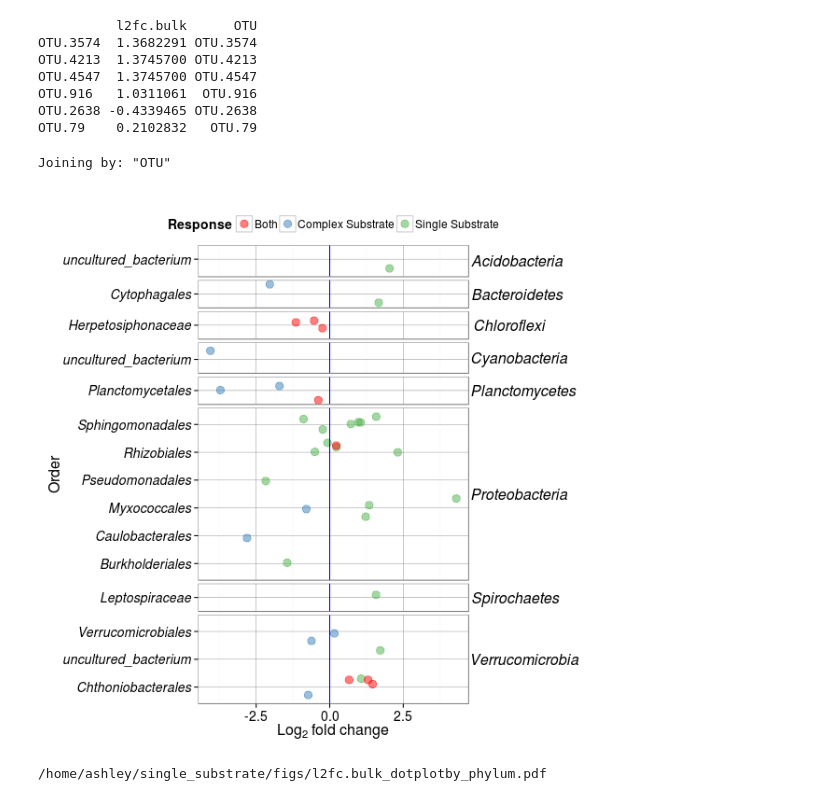
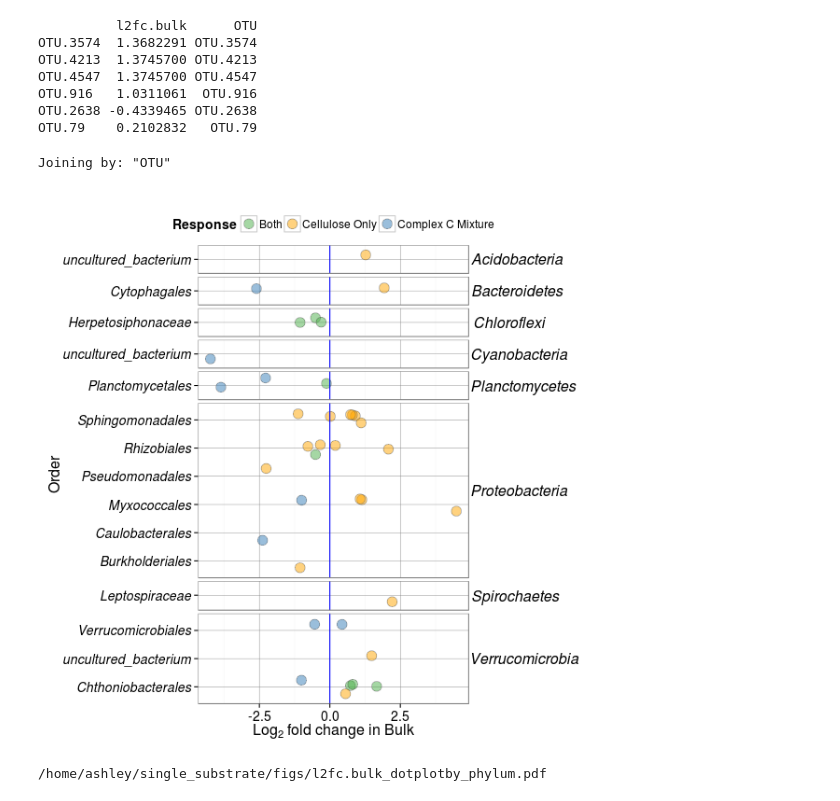
Before and after one commit to acampbellina/single_substrate, a Jupyter notebook: Bulk_l2fc.ipynb, the cells around one changed output. Drawn from its saved outputs; the diff is of its cells as text; code cells hidden in the pictures.

Commit message:
treatment color change

```diff
--- a/Bulk_l2fc.ipynb
+++ b/Bulk_l2fc.ipynb
@@ -105,8 +105,8 @@ FDR = 0.10
 
 rspnse = function(x, t) {
     ifelse(length(x) == 2, "Both", ifelse(t == "13CCSS",
-                                          "Single Substrate",
-                                          "Complex Substrate"))
+                                          "Cellulose Only",
+                                          "Complex C Mixture"))
 }
 
 df.rspnse = read.csv("data/l2fc_table.csv") %>%
@@ -120,39 +120,39 @@ df.rspnse = read.csv("data/l2fc_table.csv") %>%
               Rank2 = first(Rank2),
               Rank4 = first(Rank4)) %>%
     left_join(df.bulk)
 
-colours = c("red", "#377eb8", "#4daf4a")
+colours = c("#4daf4a", "orange", "#377eb8")
 
-p = ggplot(df.rspnse, aes(y = Rank4, x = l2fc.bulk, color = rspnse))
+p = ggplot(df.rspnse, aes(y = Rank4, x = l2fc.bulk, fill = rspnse))
 
-p = p + geom_point(size = 6, shape = 20, alpha = 0.5, position = position_jitter(h = 0.35))
+p = p + geom_point(size = 5, shape = 21, alpha = 0.5, position = position_jitter(h = 0.3), color = "gray33")
 
 p = p + facet_grid(Rank2 ~ ., scales = "free_y", space = "free")
 
 p = p + geom_vline(xintercept = 0, color = "blue")
 
-p = p + scale_color_manual(values = colours, na.value = "black")
+p = p + scale_fill_manual(values = colours, na.value = "black")
 
 p = p + theme_bw()
 
-p = p + labs(x = expression(paste(Log[2]," fold change",sep="")), y = "Order", color = "Response")
+p = p + labs(x = expression(paste(Log[2]," fold change in Bulk",sep="")), y = "Order", fill = "Response")
 
 p = p + theme(axis.text.y = element_text(size = 14, face = "italic"),
               axis.text.x = element_text(size = 14),
               axis.title = element_text(size = 16),
               strip.text.y = element_text(angle = 0, hjust = 0.1, size = 16, face = "italic"),
               strip.background = element_blank(),
               panel.grid.major = element_line(colour = "#808080"),
               legend.position = "top",
               legend.title = element_text(size = 14),
               legend.text = element_text(size = 12))
 
 p.fc = p
 
 p
 # %% [output]
 Joining by: "OTU"
-[figure, old version]
+[figure, new version]
 # %%
 %%R
 ggsave("figs/l2fc.bulk_dotplotby_phylum.pdf", p.fc, h = 10, w = 8)
```
Also changed, not shown: parts of 2 cells of this notebook, 2 other files.
